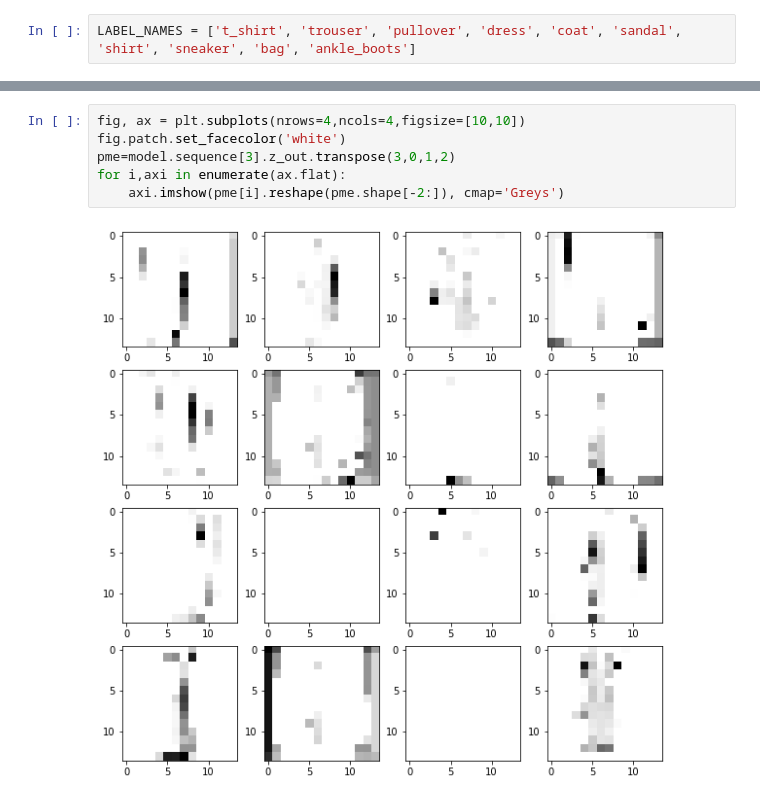
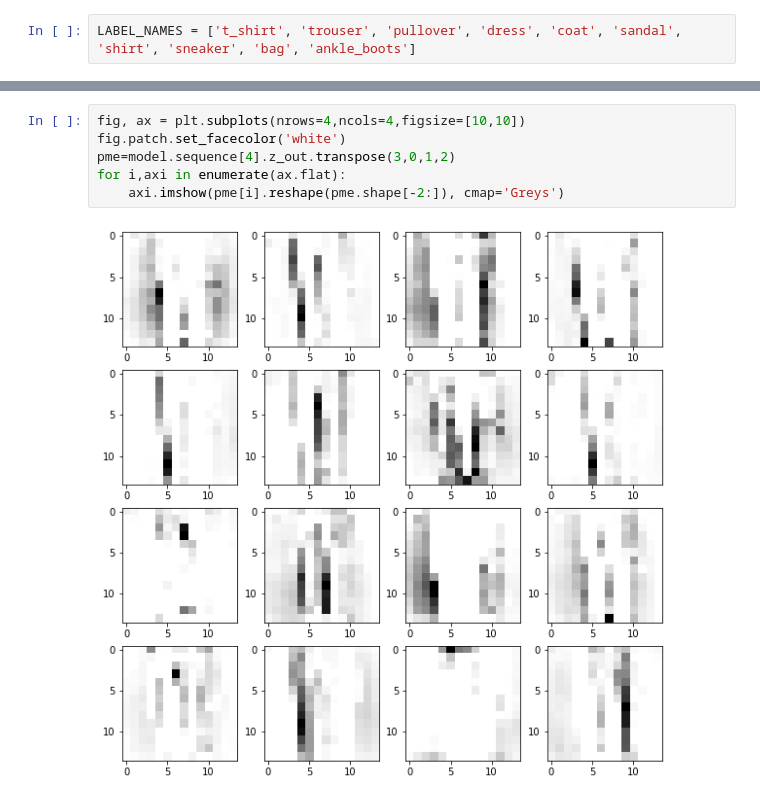
Before and after one commit to ShivamShrirao/dnn_from_scratch, a Jupyter notebook: mnist_fashion.ipynb, the cells around one changed output, grey strips where cells are left out. Drawn from its saved outputs; the diff is of its cells as text.

```diff
--- a/mnist_fashion.ipynb
+++ b/mnist_fashion.ipynb
@@ -189,8 +195,8 @@ Correct:    dress
 # %%
 fig, ax = plt.subplots(nrows=4,ncols=4,figsize=[10,10])
 fig.patch.set_facecolor('white')
-pme=model.sequence[3].z_out.transpose(3,0,1,2)
+pme=model.sequence[4].z_out.transpose(3,0,1,2)
 for i,axi in enumerate(ax.flat):
     axi.imshow(pme[i].reshape(pme.shape[-2:]), cmap='Greys')
 # %% [output]
-[figure, old version]
+[figure, new version]
```
Also changed, not shown: parts of 5 cells of this notebook, 2 other files.
